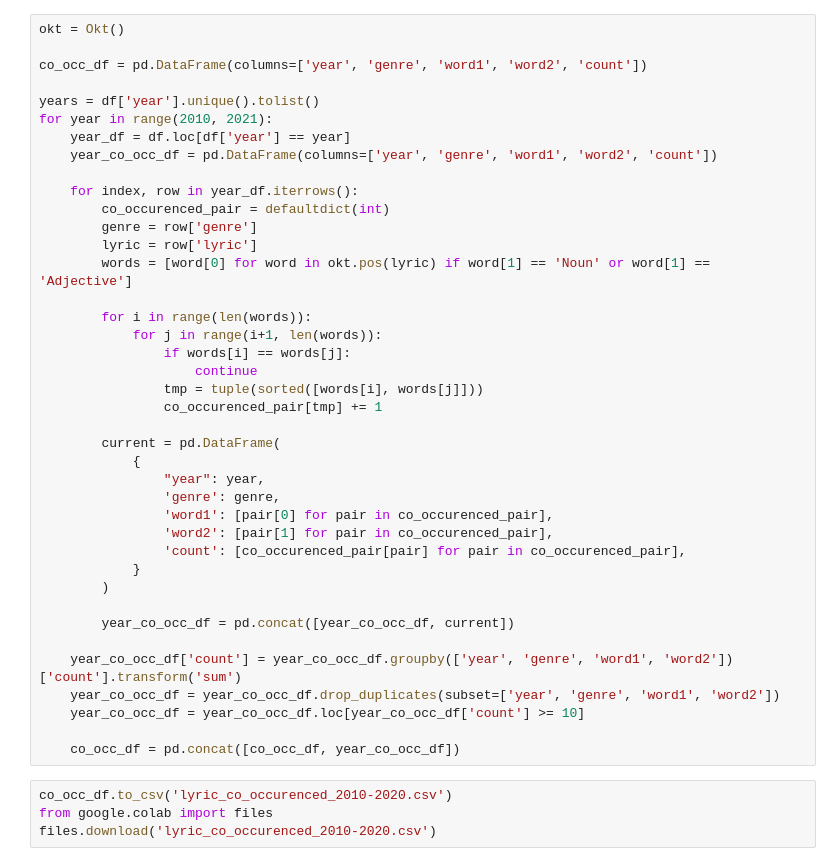
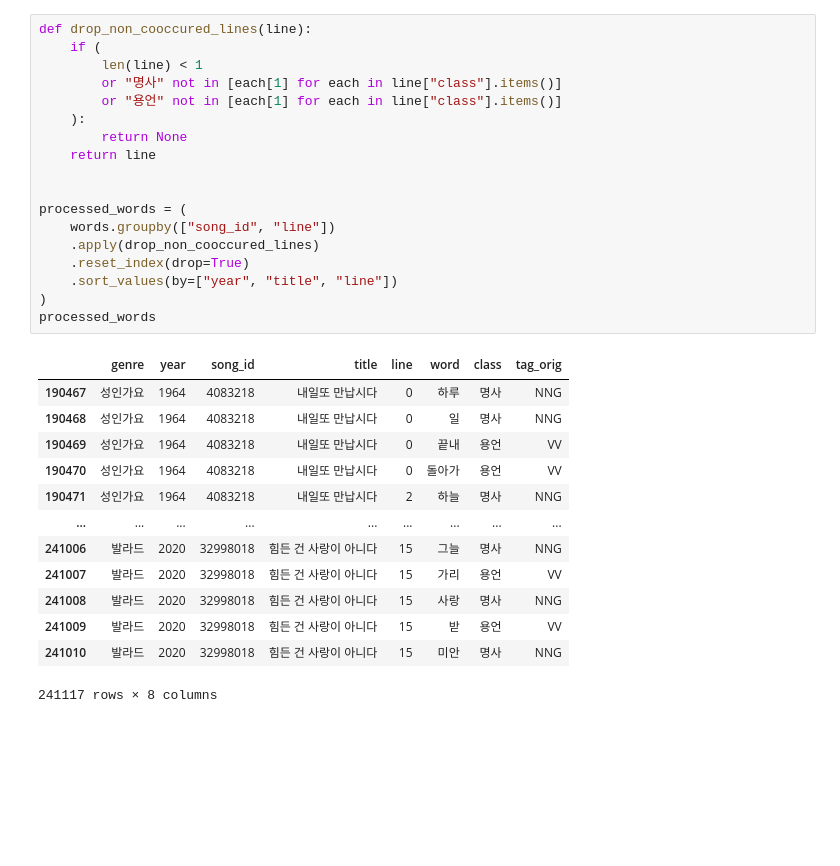
Before and after one commit to JunHCha/K-POP-Lyrics-1964-2020, a Jupyter notebook: scripts/lyrics_co_occurence.ipynb, the cells around one changed output. Drawn from its saved outputs; the diff is of its cells as text; blank space fills up the shorter version.

```diff
--- a/scripts/lyrics_co_occurence.ipynb
+++ b/scripts/lyrics_co_occurence.ipynb
@@ -11,44 +21,32 @@ df = pd.read_csv(url)
-# %%
-okt = Okt()
-
-co_occ_df = pd.DataFrame(columns=['year', 'genre', 'word1', 'word2', 'count'])
-
-years = df['year'].unique().tolist()
-for year in range(2010, 2021):
-    year_df = df.loc[df['year'] == year]
-    year_co_occ_df = pd.DataFrame(columns=['year', 'genre', 'word1', 'word2', 'count'])
-
-    for index, row in year_df.iterrows():
-        co_occurenced_pair = defaultdict(int)
-        genre = row['genre']
-        lyric = row['lyric']
-        words = [word[0] for word in okt.pos(lyric) if word[1] == 'Noun' or word[1] == 'Adjective']
-
-        for i in range(len(words)):
-            for j in range(i+1, len(words)):
-                if words[i] == words[j]:
-                    continue
-                tmp = tuple(sorted([words[i], words[j]]))
-                co_occurenced_pair[tmp] += 1
-
-        current = pd.DataFrame(
-            {
-                "year": year,
-                'genre': genre,
-                'word1': [pair[0] for pair in co_occurenced_pair],
-                'word2': [pair[1] for pair in co_occurenced_pair],
-                'count': [co_occurenced_pair[pair] for pair in co_occurenced_pair],
-            }
-        )
-
-        year_co_occ_df = pd.concat([year_co_occ_df, current])
-
-    year_co_occ_df['count'] = year_co_occ_df.groupby(['year', 'genre', 'word1', 'word2'])['count'].transform('sum')
-    year_co_occ_df = year_co_occ_df.drop_duplicates(subset=['year', 'genre', 'word1', 'word2'])
-    year_co_occ_df = year_co_occ_df.loc[year_co_occ_df['count'] >= 10]
-
-    co_occ_df = pd.concat([co_occ_df, year_co_occ_df])
-# %%
-co_occ_df.to_csv('lyric_co_occurenced_2010-2020.csv')
-from google.colab import files
-files.download('lyric_co_occurenced_2010-2020.csv')
+# %%
+def drop_non_cooccured_lines(line):
+    if (
+        len(line) < 1
+        or "명사" not in [each[1] for each in line["class"].items()]
+        or "용언" not in [each[1] for each in line["class"].items()]
+    ):
+        return None
+    return line
+
+
+processed_words = (
+    words.groupby(["song_id", "line"])
+    .apply(drop_non_cooccured_lines)
+    .reset_index(drop=True)
+    .sort_values(by=["year", "title", "line"])
+)
+processed_words
+# %% [output]
+|  | genre | year | song_id | title | line | word | class | tag_orig |
+| 190467 | 성인가요 | 1964 | 4083218 | 내일또 만납시다 | 0 | 하루 | 명사 | NNG |
+| 190468 | 성인가요 | 1964 | 4083218 | 내일또 만납시다 | 0 | 일 | 명사 | NNG |
+| 190469 | 성인가요 | 1964 | 4083218 | 내일또 만납시다 | 0 | 끝내 | 용언 | VV |
+| 190470 | 성인가요 | 1964 | 4083218 | 내일또 만납시다 | 0 | 돌아가 | 용언 | VV |
+| 190471 | 성인가요 | 1964 | 4083218 | 내일또 만납시다 | 2 | 하늘 | 명사 | NNG |
+| ... | ... | ... | ... | ... | ... | ... | ... | ... |
+| 241006 | 발라드 | 2020 | 32998018 | 힘든 건 사랑이 아니다 | 15 | 그늘 | 명사 | NNG |
+| 241007 | 발라드 | 2020 | 32998018 | 힘든 건 사랑이 아니다 | 15 | 가리 | 용언 | VV |
+| 241008 | 발라드 | 2020 | 32998018 | 힘든 건 사랑이 아니다 | 15 | 사랑 | 명사 | NNG |
+| 241009 | 발라드 | 2020 | 32998018 | 힘든 건 사랑이 아니다 | 15 | 받 | 용언 | VV |
+| 241010 | 발라드 | 2020 | 32998018 | 힘든 건 사랑이 아니다 | 15 | 미안 | 명사 | NNG |
+241117 rows × 8 columns
```
Also changed, not shown: parts of 4 cells of this notebook, 9 other files.
